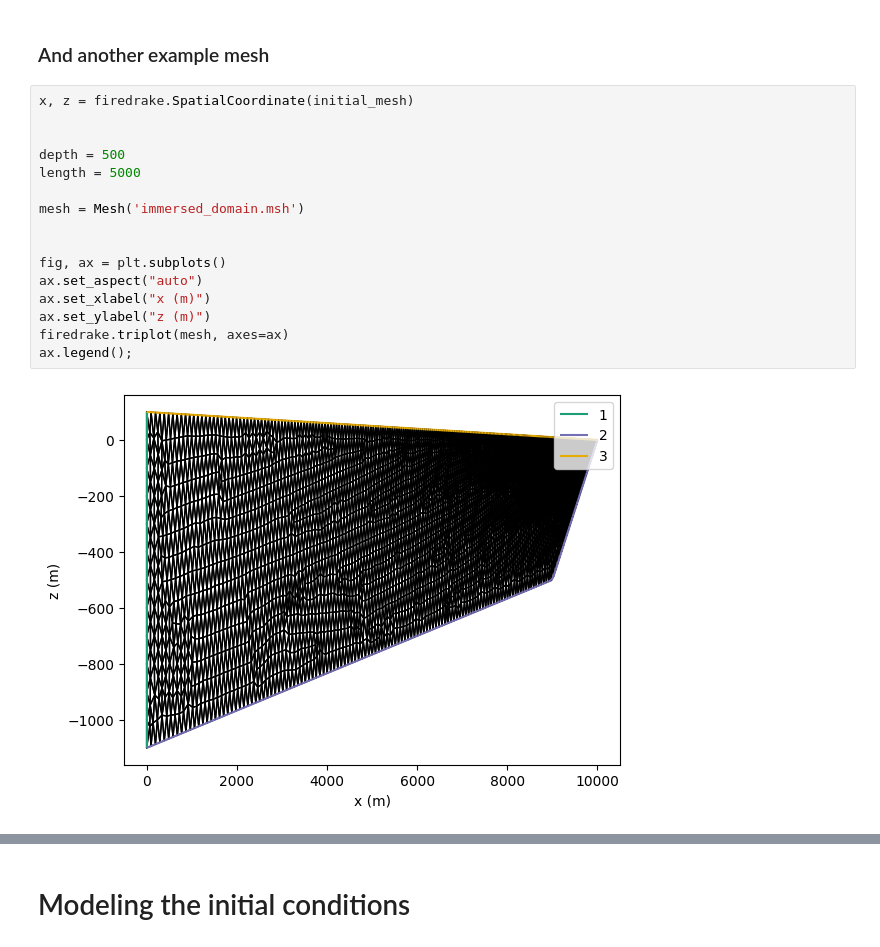
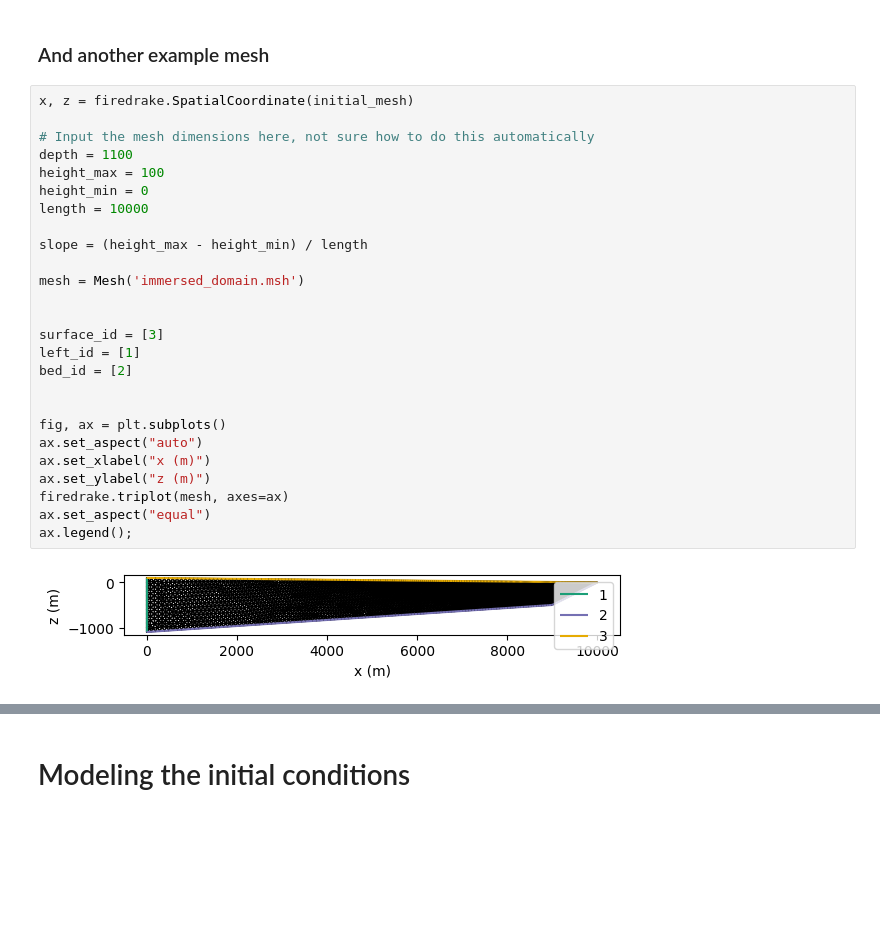
Before and after one commit to johnmorganmanos/AH_modeling, a Jupyter notebook: Final_Project_2.ipynb, the cells around one changed output, grey strips where cells are left out. Saved outputs shown, nothing was run; the diff lists cells and outputs as text; blank space fills up the shorter version.

```diff
--- a/Final_Project_2.ipynb
+++ b/Final_Project_2.ipynb
@@ -112,18 +115,28 @@ ax.legend();
 # %%
 x, z = firedrake.SpatialCoordinate(initial_mesh)
 
+# Input the mesh dimensions here, not sure how to do this automatically
+depth = 1100
+height_max = 100
+height_min = 0
+length = 10000
 
-depth = 500
-length = 5000
+slope = (height_max - height_min) / length
 
 mesh = Mesh('immersed_domain.msh')
+
+
+surface_id = [3]
+left_id = [1]
+bed_id = [2]
 
 
 fig, ax = plt.subplots()
 ax.set_aspect("auto")
 ax.set_xlabel("x (m)")
 ax.set_ylabel("z (m)")
 firedrake.triplot(mesh, axes=ax)
+ax.set_aspect("equal")
 ax.legend();
 # %% [output]
-[figure, old version]
+[figure, new version]
```
Also changed, not shown: parts of 13 cells of this notebook, 1 other file.
